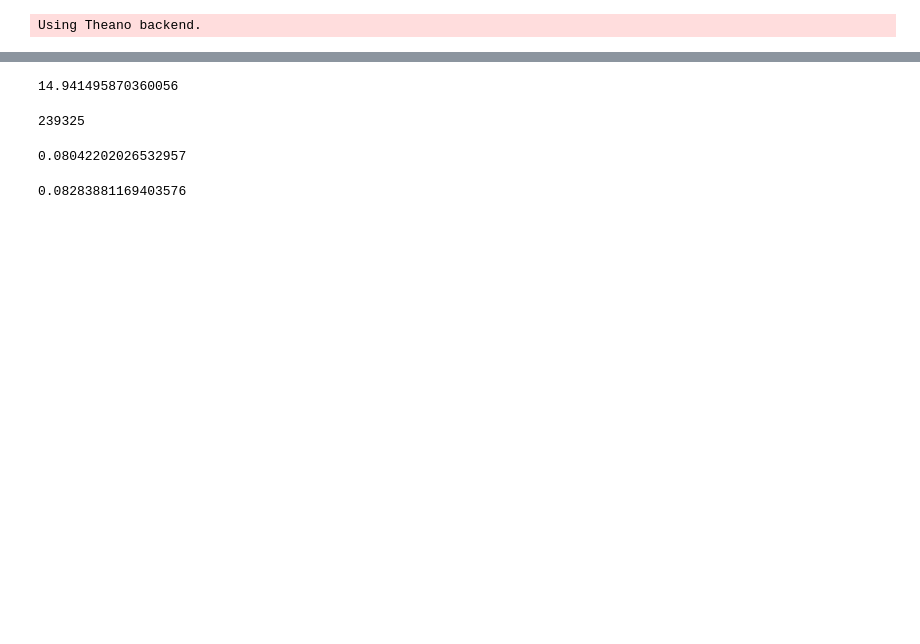
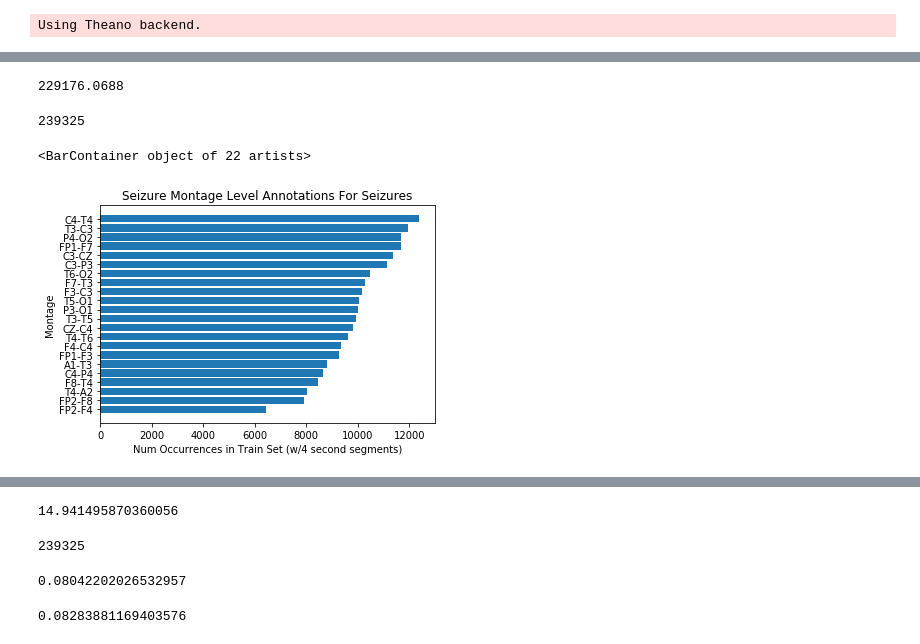
Before and after one commit to Saqibm128/eeg-tasks, a Jupyter notebook: notebooks/Data Analysis.ipynb, the cells around one changed output, grey strips where cells are left out. Cells and saved outputs as stored; diff of their text form; code cells hidden in the pictures; blank space fills up the shorter version.

```diff
--- a/notebooks/Data Analysis.ipynb
+++ b/notebooks/Data Analysis.ipynb
@@ -37,5 +98,13 @@ Using Theano backend.
+# %%
+(seizure_count.seizure_stop-seizure_count.seizure_start).sum()
+# %% [output]
+229176.0688
 # %%
 train_edss = pkl.load(open("/n/scratch2/ms994/train_multiple_labels_sessions_montage_seizure_data_4.pkl", "rb"))
+# %%
+len(train_edss)
+# %% [output]
+239325
 # %%
 train_seizure_labels = [datum[1][0] for datum in train_edss]
 train_session_labels = [datum[1][1] for datum in train_edss]
@@ -42,0 +115,18 @@ train_subtype_labels = [datum[1][2] for datum in train_edss]
+# %%
+montages = montages.T
+# %%
+montages = montages.reset_index()
+# %%
+montages = montages.drop(["index"], axis=1)
+# %%
+seizure_montages = montages.loc[train_seizure_labels]
+# %%
+sum_all = seizure_montages.sum()
+sum_all = sum_all.sort_values()
+plt.title("Seizure Montage Level Annotations For Seizures")
+plt.xlabel("Num Occurrences in Train Set (w/4 second segments)")
+plt.ylabel("Montage")
+plt.barh(y=sum_all.index, width=sum_all, )
+# %% [output]
+<BarContainer object of 22 artists>
+[figure, added]
```
Also changed, not shown: parts of 33 cells of this notebook, 8 other files.
